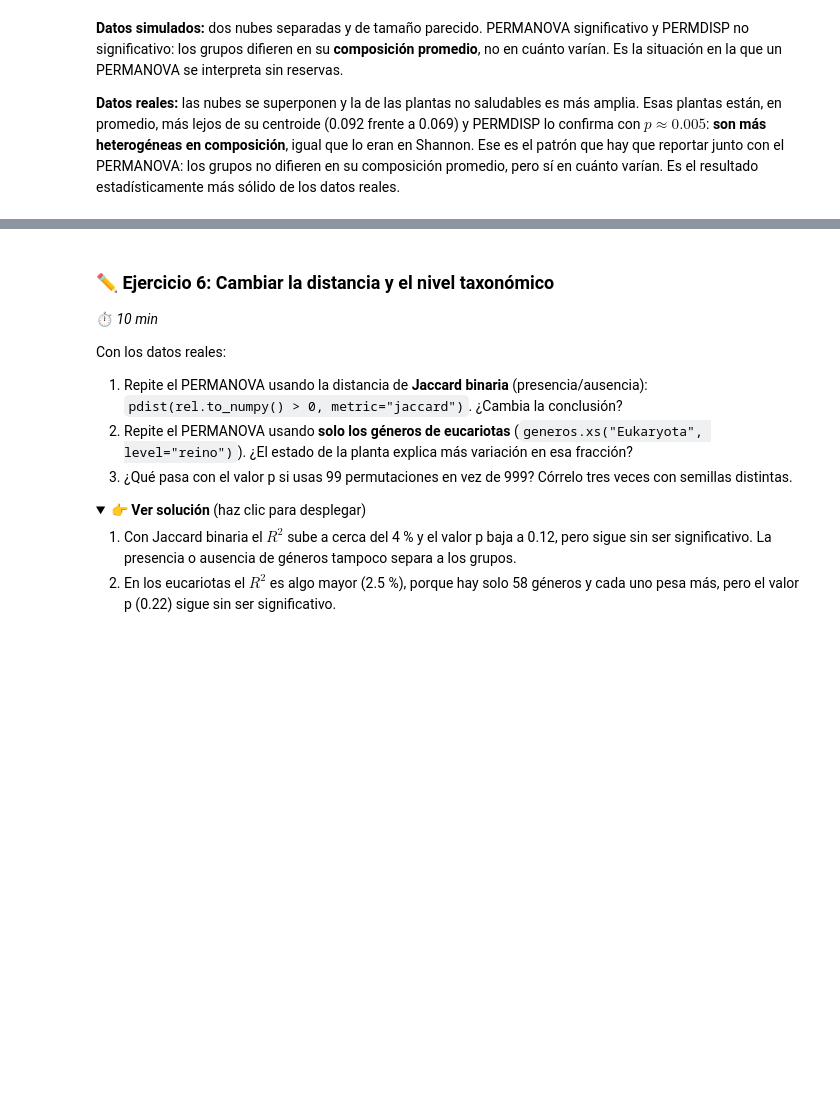
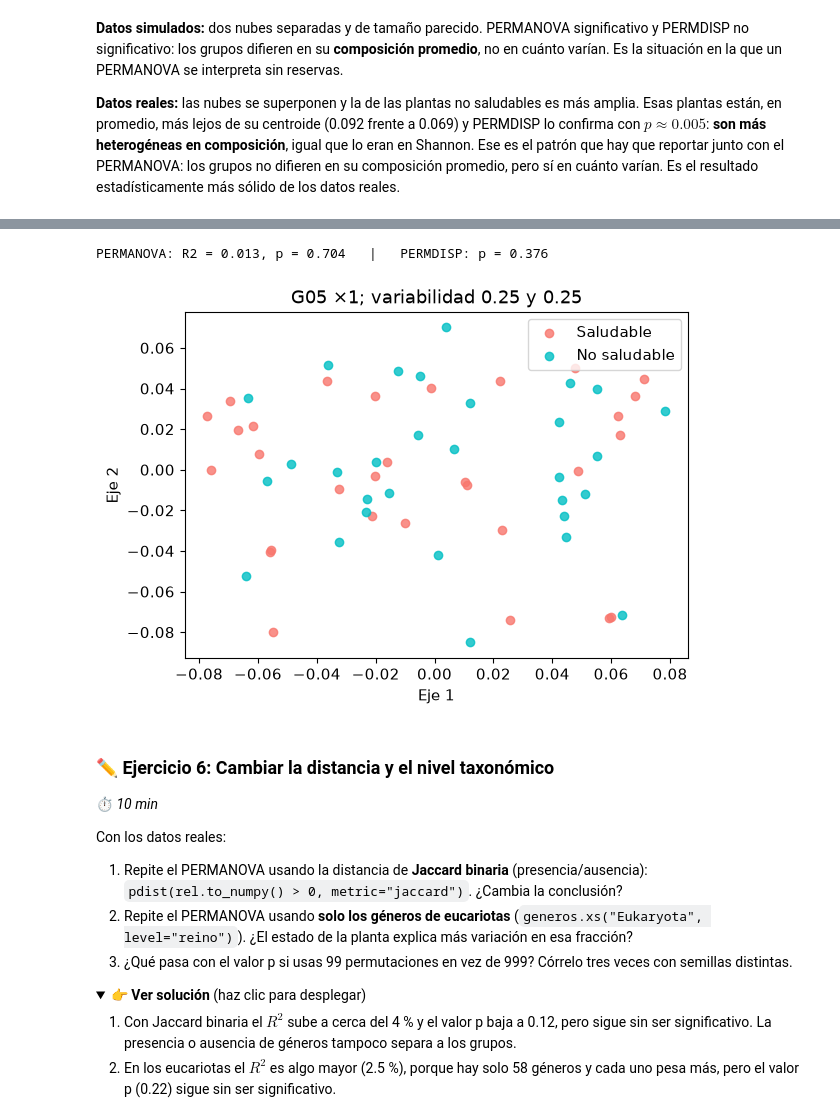
Before and after one commit to CamilaSilva1995/Tesis_Maestria, a Jupyter notebook: Taller_Practico/Taller_Practico_Analisis_estadistico_de_Datos_Metagenomicos.ipynb, the cells around one changed output, grey strips where cells are left out. Drawn from its saved outputs; the diff is of its cells as text; code cells hidden in the pictures; folded sections open; blank space fills up the shorter version.

```diff
--- a/Taller_Practico/Taller_Practico_Analisis_estadistico_de_Datos_Metagenomicos.ipynb
+++ b/Taller_Practico/Taller_Practico_Analisis_estadistico_de_Datos_Metagenomicos.ipynb
@@ -1138,3 +1339,44 @@ plt.show()
+# %%
+#@title 🎛️ Laboratorio 3: mueve los controles (en Colab la celda se vuelve a ejecutar sola) { run: "auto" }
+veces_mas_G05 = 1  #@param {type:"slider", min:1, max:6, step:0.5}
+variabilidad_saludables = 0.25  #@param {type:"slider", min:0.1, max:0.8, step:0.05}
+variabilidad_no_saludables = 0.25  #@param {type:"slider", min:0.1, max:0.8, step:0.05}
+
+rng_lab = np.random.default_rng(14)                      # otra semilla y otros nombres: no cambia los datos del taller
+
+def muestras_lab(composicion, n_muestras, variabilidad_grupo):
+    "Como simular_muestras, pero con el generador del laboratorio y la variabilidad que se le indique."
+    columnas = []
+    for _ in range(n_muestras):
+        p = composicion.to_numpy() * np.exp(rng_lab.normal(0, variabilidad_grupo, len(composicion)))
+        p = p / p.sum()
+        columnas.append(rng_lab.multinomial(lecturas_sim, p))
+    return np.array(columnas).T
+
+# La composición del segundo grupo: la de las saludables, con G05 multiplicado por el valor del control
+comp_lab = comp_sal.copy()
+comp_lab[patogeno] = veces_mas_G05 * comp_lab[patogeno]
+comp_lab = comp_lab / comp_lab.sum()
+tabla_lab = np.hstack([muestras_lab(comp_sal, n_sim, variabilidad_saludables),
+                       muestras_lab(comp_lab, n_sim, variabilidad_no_saludables)])
+D_lab = squareform(pdist((tabla_lab / tabla_lab.sum(axis=0)).T, metric="braycurtis"))
+
+# Las dos pruebas (con 499 permutaciones, para que la celda responda rápido)
+F_lab, R2_lab, p_permanova_lab, _ = permanova(D_lab, etiquetas_sim, n_perm=499)
+dist_lab, F_disp_lab, p_disp_lab = permdisp(D_lab, etiquetas_sim, n_perm=499)
+print(f"PERMANOVA: R2 = {R2_lab:.3f}, p = {p_permanova_lab:.3f}   |   PERMDISP: p = {p_disp_lab:.3f}")
+
+# La ordenación de este estudio
+coords_lab = pcoa(D_lab)
+fig, ax = plt.subplots(figsize=(6.5, 4.5))
+for g in GRUPOS:
+    ax.scatter(coords_lab[etiquetas_sim == g, 0], coords_lab[etiquetas_sim == g, 1], color=COLORES[g], label=g, alpha=0.8)
+ax.set_xlabel("Eje 1"); ax.set_ylabel("Eje 2"); ax.legend()
+ax.set_title(f"G05 ×{veces_mas_G05}; variabilidad {variabilidad_saludables} y {variabilidad_no_saludables}")
+plt.show()
+# %% [output]
+PERMANOVA: R2 = 0.013, p = 0.704   |   PERMDISP: p = 0.376
+[figure, added]
 # %% [markdown]
 ### ✏️ Ejercicio 6: Cambiar la distancia y el nivel taxonómico
 
```
Also changed, not shown: parts of 32 cells of this notebook, 8 other files.
